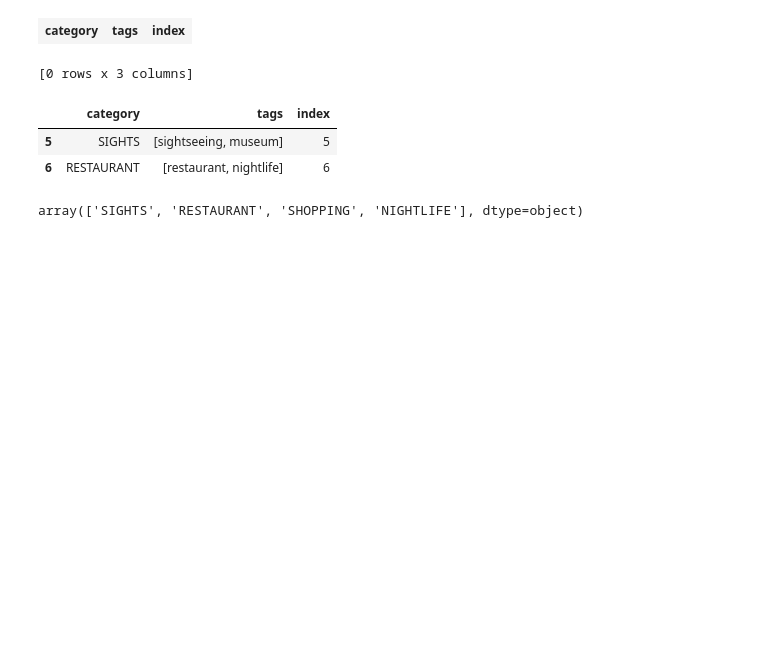
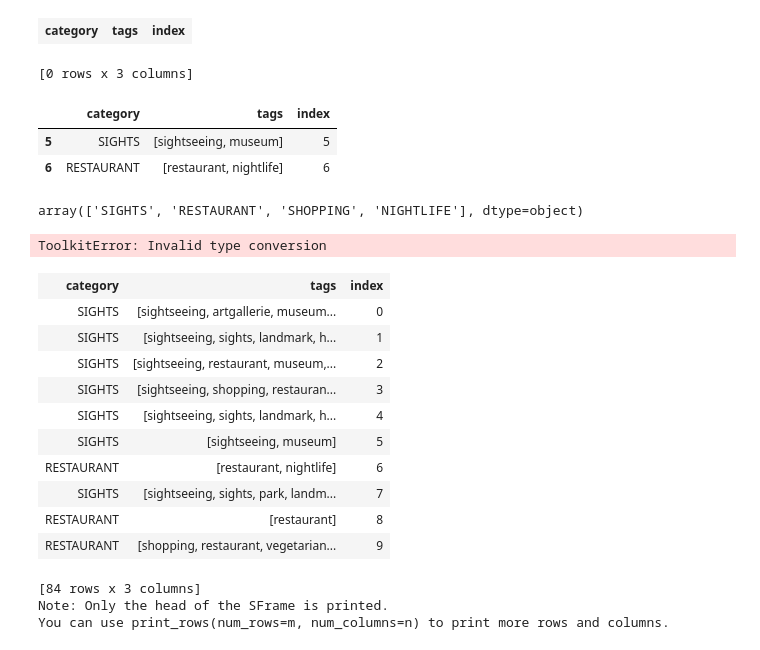
Before and after one commit to dev10110/HackTheJourney_RecommendationSystem, a Jupyter notebook: recommender/RecommenderClient.ipynb, the cells around one changed output. Saved outputs shown, nothing was run; the diff lists cells and outputs as text; code cells hidden in the pictures; blank space fills up the shorter version.

```diff
--- a/recommender/RecommenderClient.ipynb
+++ b/recommender/RecommenderClient.ipynb
@@ -65,7 +65,7 @@ class RecommenderClient:
 import pickle
 import os
 os.chdir('../data-import/')
-if 0:
+if 1:
     %run main.py
 else:
     data = pickle.load( open( "london_poi.pickle", "rb" ) )
@@ -140,0 +216,21 @@ assert cat in rc.categories, "category invalid!"
+# %%
+rc.model.recommend_from_interactions(observed_items = likes, new_item_data=tc_spain_data)
+# %% [output]
+ToolkitError: Invalid type conversion
+# %%
+rc.tc_data
+# %% [output]
+| category | tags | index |
+| SIGHTS | [sightseeing, artgallerie, museum... | 0 |
+| SIGHTS | [sightseeing, sights, landmark, h... | 1 |
+| SIGHTS | [sightseeing, restaurant, museum,... | 2 |
+| SIGHTS | [sightseeing, shopping, restauran... | 3 |
+| SIGHTS | [sightseeing, sights, landmark, h... | 4 |
+| SIGHTS | [sightseeing, museum] | 5 |
+| RESTAURANT | [restaurant, nightlife] | 6 |
+| SIGHTS | [sightseeing, sights, park, landm... | 7 |
+| RESTAURANT | [restaurant] | 8 |
+| RESTAURANT | [shopping, restaurant, vegetarian... | 9 |
+[84 rows x 3 columns]
+Note: Only the head of the SFrame is printed.
+You can use print_rows(num_rows=m, num_columns=n) to print more rows and columns.
```
Also changed, not shown: parts of 16 cells of this notebook, 2 other files.
